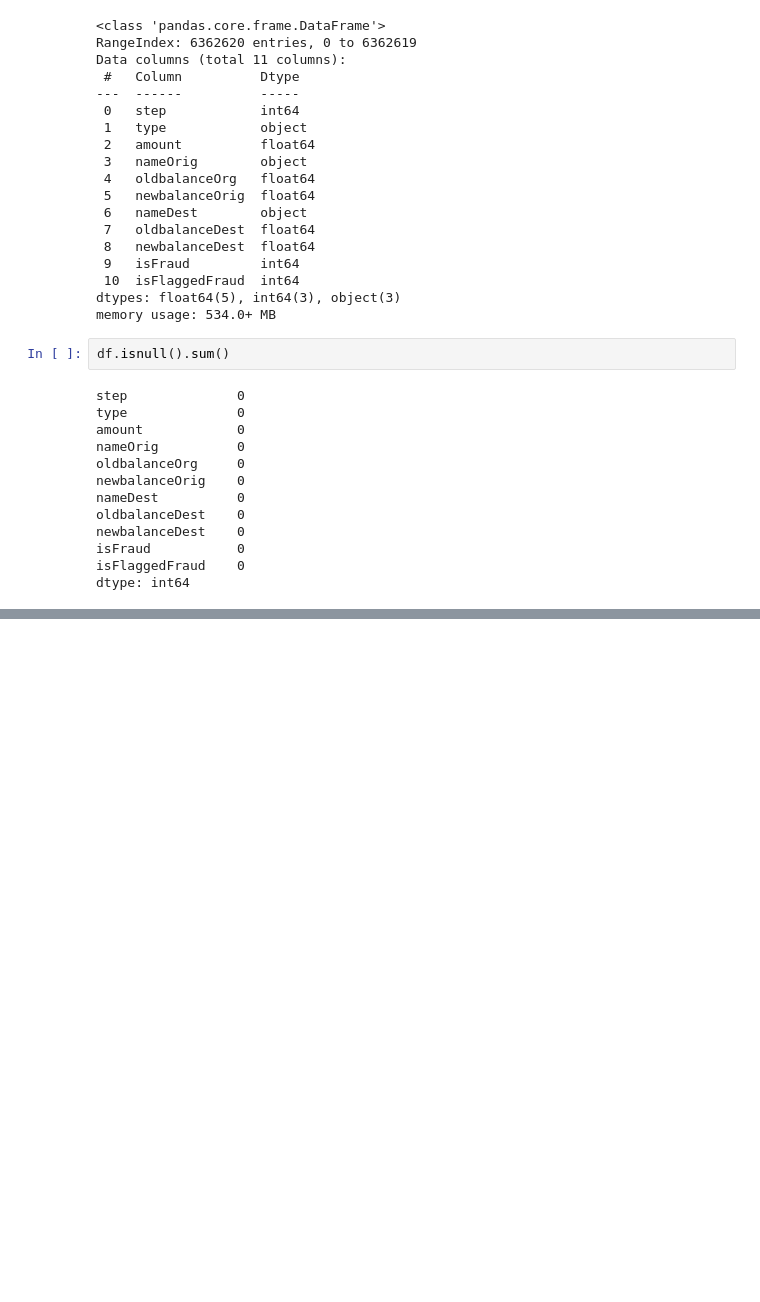
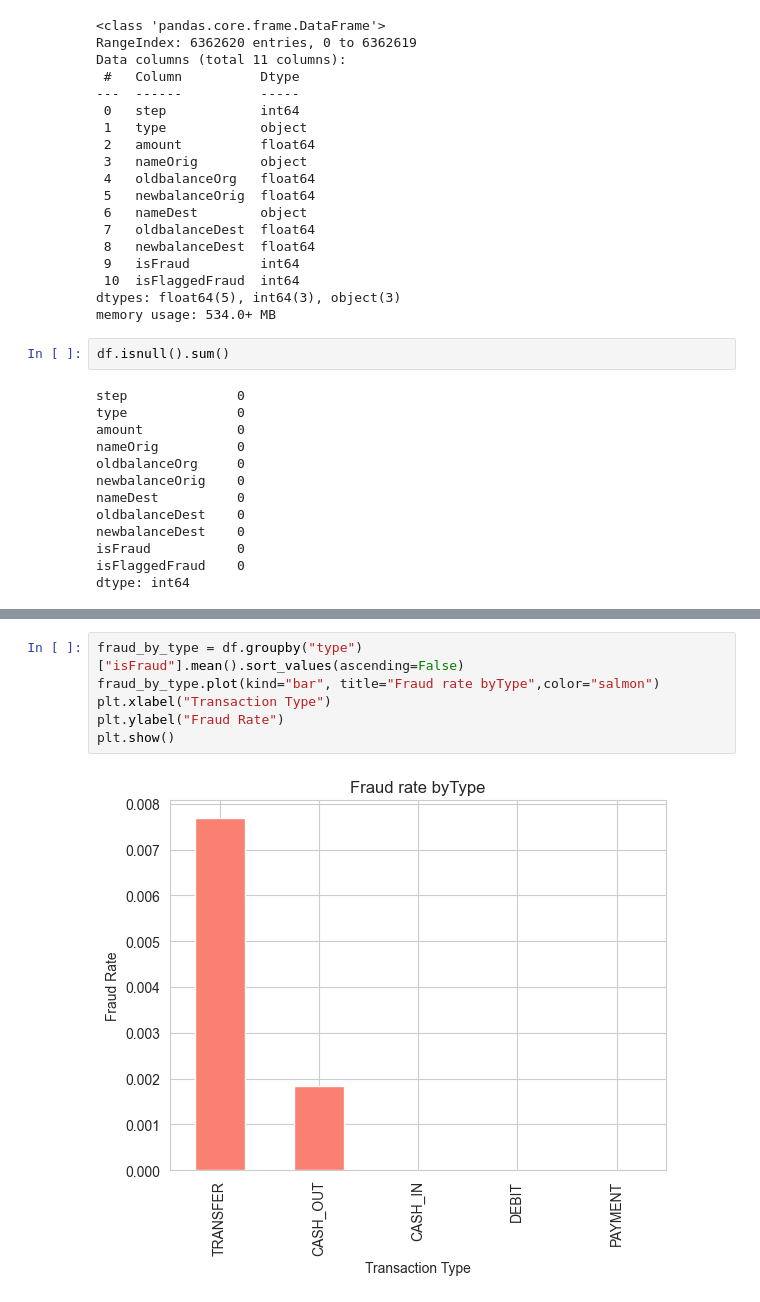
Before and after one commit to HamzaImtiaz03/Fraud_Detection_System, a Jupyter notebook: EDA _and_Model_Trainer.ipynb, the cells around one changed output, grey strips where cells are left out. Cells and saved outputs as stored; diff of their text form; blank space fills up the shorter version.

```diff
--- a/EDA _and_Model_Trainer.ipynb
+++ b/EDA _and_Model_Trainer.ipynb
@@ -56,0 +95,8 @@ dtype: int64
+# %%
+fraud_by_type = df.groupby("type")["isFraud"].mean().sort_values(ascending=False)
+fraud_by_type.plot(kind="bar", title="Fraud rate byType",color="salmon")
+plt.xlabel("Transaction Type")
+plt.ylabel("Fraud Rate")
+plt.show()
+# %% [output]
+[figure, added]
```
Also changed, not shown: parts of 32 cells of this notebook.
